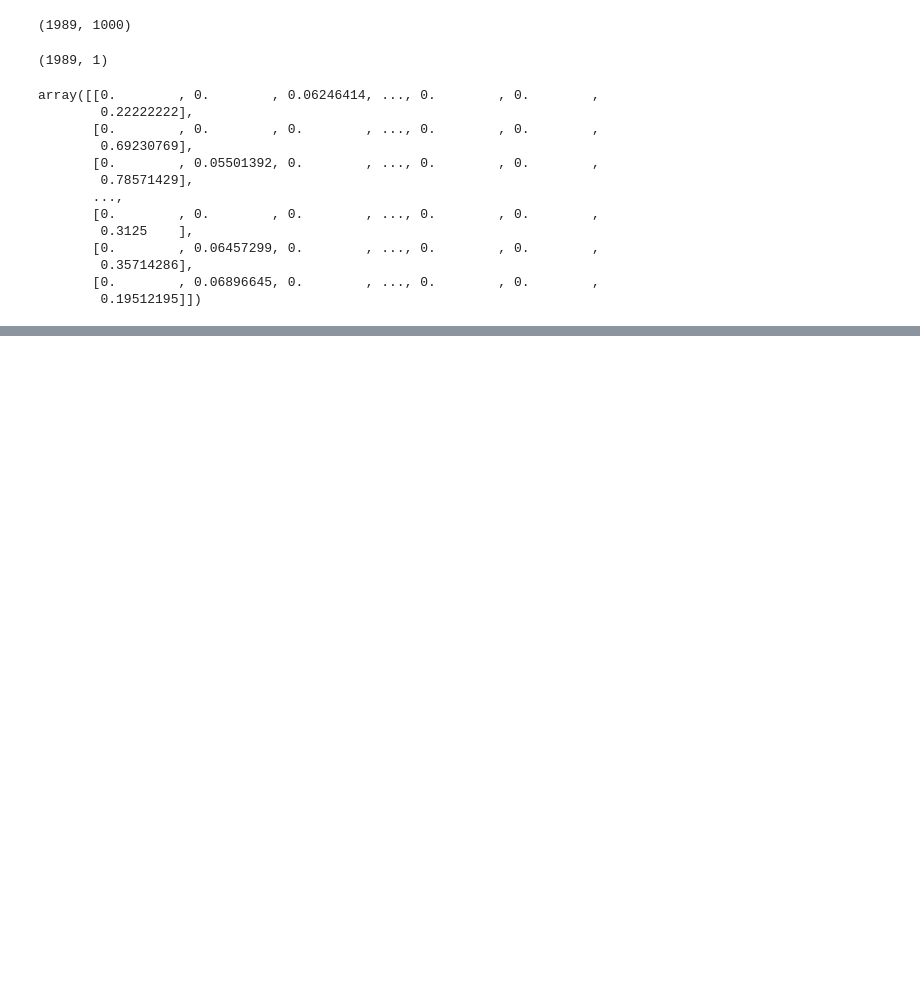
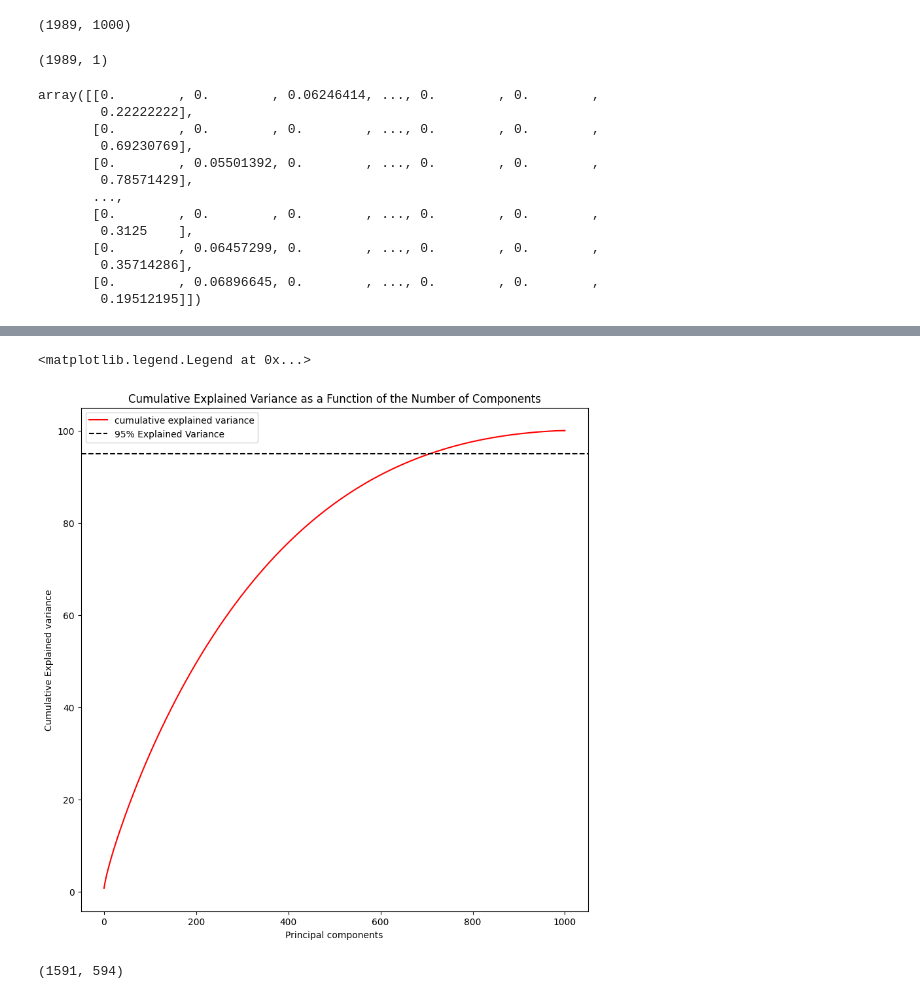
Before and after one commit to CODERZZZ123/StockPred_NewsHeadlines, a Jupyter notebook: pred_stock.ipynb, the cells around one changed output, grey strips where cells are left out. Cells and saved outputs as stored; diff of their text form; code cells hidden in the pictures; blank space fills up the shorter version.

```diff
--- a/pred_stock.ipynb
+++ b/pred_stock.ipynb
@@ -346,0 +340,2 @@ array([[0.        , 0.        , 0.06246414, ..., 0.        , 0.        ,
+# %%
+Y_data = np.array(Y_data).reshape((-1,1))
@@ -346,0 +352,23 @@ array([[0.        , 0.        , 0.06246414, ..., 0.        , 0.        ,
+# %%
+x_train , x_test , y_train, y_test = train_test_split(X_data,Y_data,test_size=0.2,random_state=1)
+# %%
+scaler = StandardScaler()
+scaler.fit(x_train)
+x_train_stand = scaler.transform(x_train)
+x_test_stand = scaler.transform(x_test)
+# %%
+pca = PCA()
+# %%
+pca.fit(x_train_stand)
+cumsum = np.cumsum(pca.explained_variance_ratio_)*100
+d = [n for n in range(len(cumsum))]
+plt.figure(figsize=(10, 10))
+plt.plot(d,cumsum, color = 'red',label='cumulative explained variance')
+plt.title('Cumulative Explained Variance as a Function of the Number of Components')
+plt.ylabel('Cumulative Explained variance')
+plt.xlabel('Principal components')
+plt.axhline(y = 95, color='k', linestyle='--', label = '95% Explained Variance')
+plt.legend(loc='best')
+# %% [output]
+<matplotlib.legend.Legend at 0x...>
+[figure, added]
@@ -346,0 +381,4 @@ array([[0.        , 0.        , 0.06246414, ..., 0.        , 0.        ,
+# %%
+x_train_pca.shape
+# %% [output]
+(1591, 594)
```
Also changed, not shown: parts of 7 cells of this notebook.
